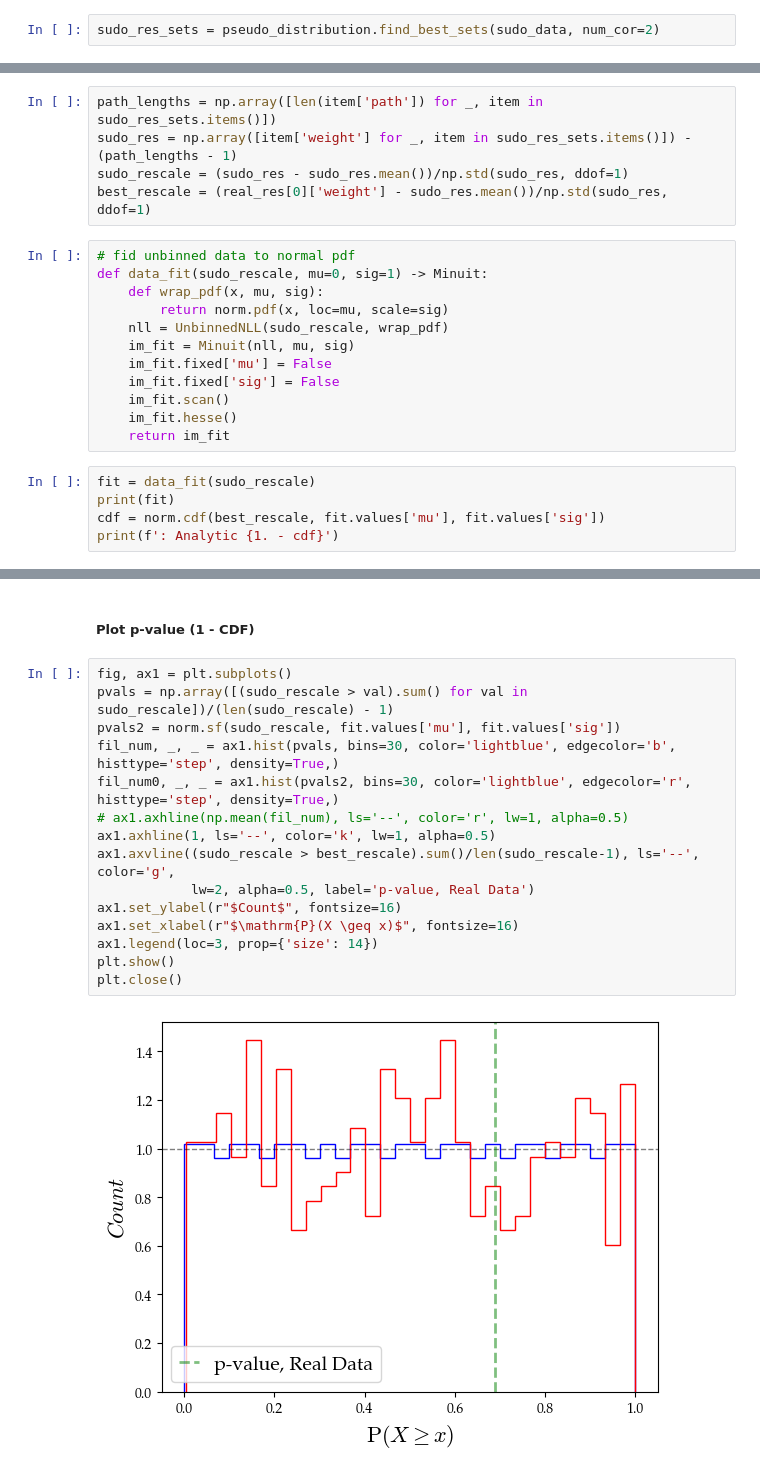
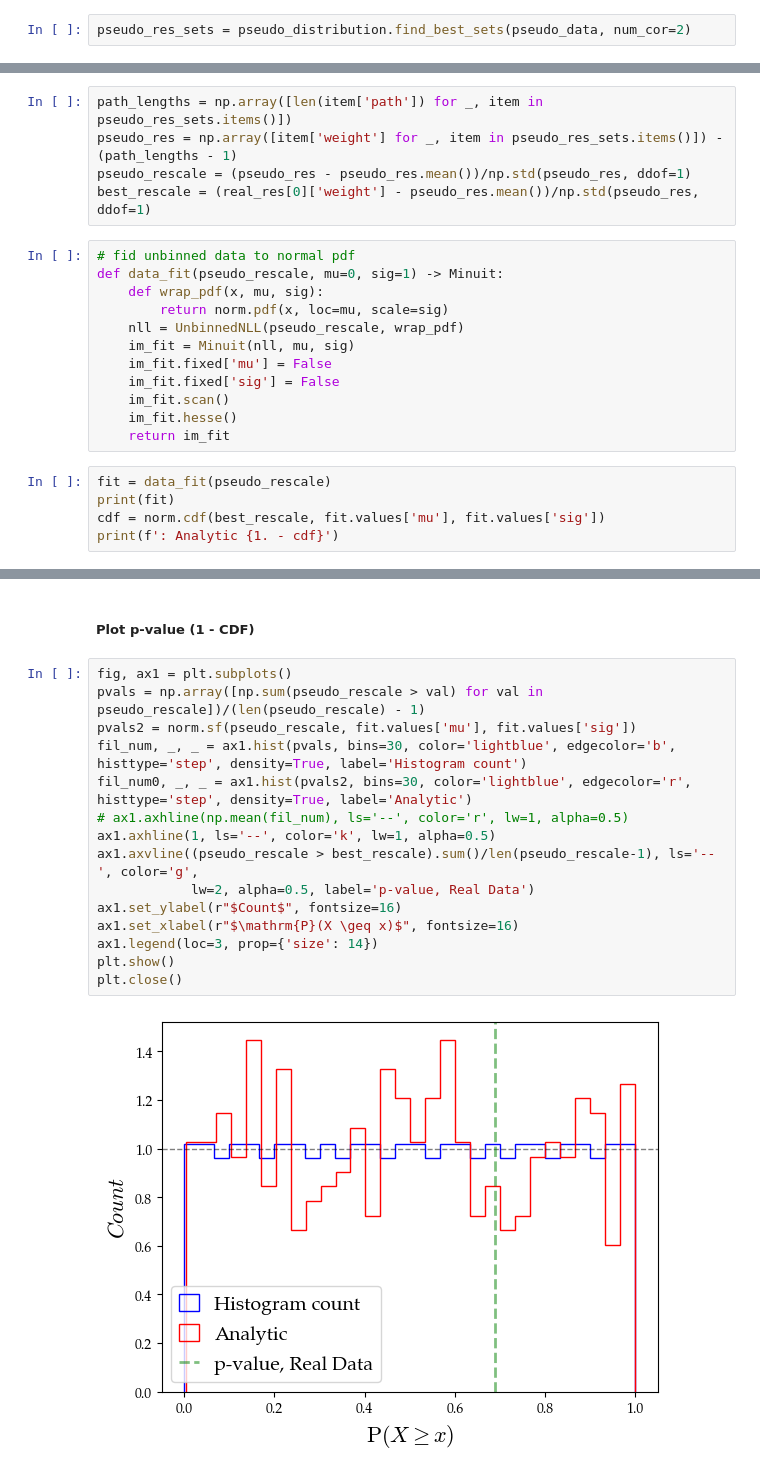
Before and after one commit to SModelS/protomodels, a Jupyter notebook: notebooks/combinations_test.ipynb, the cells around one changed output, grey strips where cells are left out. Drawn from its saved outputs; the diff is of its cells as text.

```diff
--- a/notebooks/combinations_test.ipynb
+++ b/notebooks/combinations_test.ipynb
@@ -84,7 +77,7 @@ real_res = pseudo_distribution.find_best_sets([real_data], num_cor=1)
 # %% [output]
 Starting job 1. Calculating 1 best combinations
 # %%
-sudo_res_sets = pseudo_distribution.find_best_sets(sudo_data, num_cor=2)
+pseudo_res_sets = pseudo_distribution.find_best_sets(pseudo_data, num_cor=2)
 # %% [output]
 Starting job 1. Calculating 250 best combinations
 Starting job 2. Calculating 250 best combinations
@@ -95,16 +88,16 @@ Starting job 2. Calculating 250 best combinations
 
 ##### $x = \frac{x^\prime - E[x^\prime]}{\sqrt{E[x^{\prime2}] -  E[x^\prime]^2}} = \frac{x^\prime - \mu_{x^\prime}}{ \sigma_{x^\prime}}$
 # %%
-path_lengths = np.array([len(item['path']) for _, item in sudo_res_sets.items()])
-sudo_res = np.array([item['weight'] for _, item in sudo_res_sets.items()]) - (path_lengths - 1)
-sudo_rescale = (sudo_res - sudo_res.mean())/np.std(sudo_res, ddof=1)
-best_rescale = (real_res[0]['weight'] - sudo_res.mean())/np.std(sudo_res, ddof=1)
+path_lengths = np.array([len(item['path']) for _, item in pseudo_res_sets.items()])
+pseudo_res = np.array([item['weight'] for _, item in pseudo_res_sets.items()]) - (path_lengths - 1)
+pseudo_rescale = (pseudo_res - pseudo_res.mean())/np.std(pseudo_res, ddof=1)
+best_rescale = (real_res[0]['weight'] - pseudo_res.mean())/np.std(pseudo_res, ddof=1)
 # %%
 # fid unbinned data to normal pdf
-def data_fit(sudo_rescale, mu=0, sig=1) -> Minuit:
+def data_fit(pseudo_rescale, mu=0, sig=1) -> Minuit:
     def wrap_pdf(x, mu, sig):
         return norm.pdf(x, loc=mu, scale=sig)
-    nll = UnbinnedNLL(sudo_rescale, wrap_pdf)
+    nll = UnbinnedNLL(pseudo_rescale, wrap_pdf)
     im_fit = Minuit(nll, mu, sig)
     im_fit.fixed['mu'] = False
     im_fit.fixed['sig'] = False
@@ -112,7 +105,7 @@ def data_fit(sudo_rescale, mu=0, sig=1) -> Minuit:
     im_fit.hesse()
     return im_fit
 # %%
-fit = data_fit(sudo_rescale)
+fit = data_fit(pseudo_rescale)
 print(fit)
 cdf = norm.cdf(best_rescale, fit.values['mu'], fit.values['sig'])
 print(f': Analytic {1. - cdf}')
@@ -154,18 +147,18 @@ plt.show()
 ##### Plot p-value (1 - CDF)
 # %%
 fig, ax1 = plt.subplots()
-pvals = np.array([(sudo_rescale > val).sum() for val in sudo_rescale])/(len(sudo_rescale) - 1)
-pvals2 = norm.sf(sudo_rescale, fit.values['mu'], fit.values['sig'])
-fil_num, _, _ = ax1.hist(pvals, bins=30, color='lightblue', edgecolor='b', histtype='step', density=True,)
-fil_num0, _, _ = ax1.hist(pvals2, bins=30, color='lightblue', edgecolor='r', histtype='step', density=True,)
+pvals = np.array([np.sum(pseudo_rescale > val) for val in pseudo_rescale])/(len(pseudo_rescale) - 1)
+pvals2 = norm.sf(pseudo_rescale, fit.values['mu'], fit.values['sig'])
+fil_num, _, _ = ax1.hist(pvals, bins=30, color='lightblue', edgecolor='b', histtype='step', density=True, label='Histogram count')
+fil_num0, _, _ = ax1.hist(pvals2, bins=30, color='lightblue', edgecolor='r', histtype='step', density=True, label='Analytic')
 # ax1.axhline(np.mean(fil_num), ls='--', color='r', lw=1, alpha=0.5)
 ax1.axhline(1, ls='--', color='k', lw=1, alpha=0.5)
-ax1.axvline((sudo_rescale > best_rescale).sum()/len(sudo_rescale-1), ls='--', color='g',
+ax1.axvline((pseudo_rescale > best_rescale).sum()/len(pseudo_rescale-1), ls='--', color='g',
             lw=2, alpha=0.5, label='p-value, Real Data')
 ax1.set_ylabel(r"$Count$", fontsize=16)
 ax1.set_xlabel(r"$\mathrm{P}(X \geq x)$", fontsize=16)
 ax1.legend(loc=3, prop={'size': 14})
 plt.show()
 plt.close()
 # %% [output]
-[figure, old version]
+[figure, new version]
```
Also changed, not shown: parts of 11 cells of this notebook.
